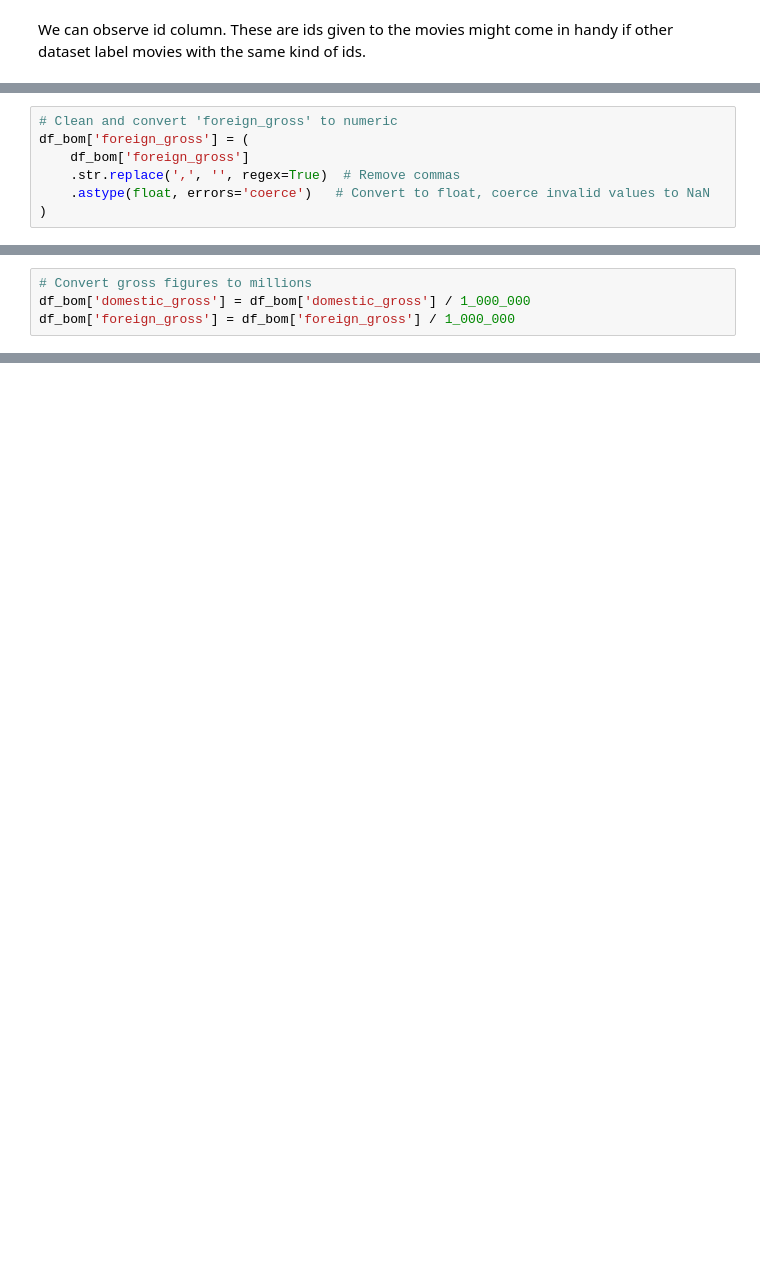
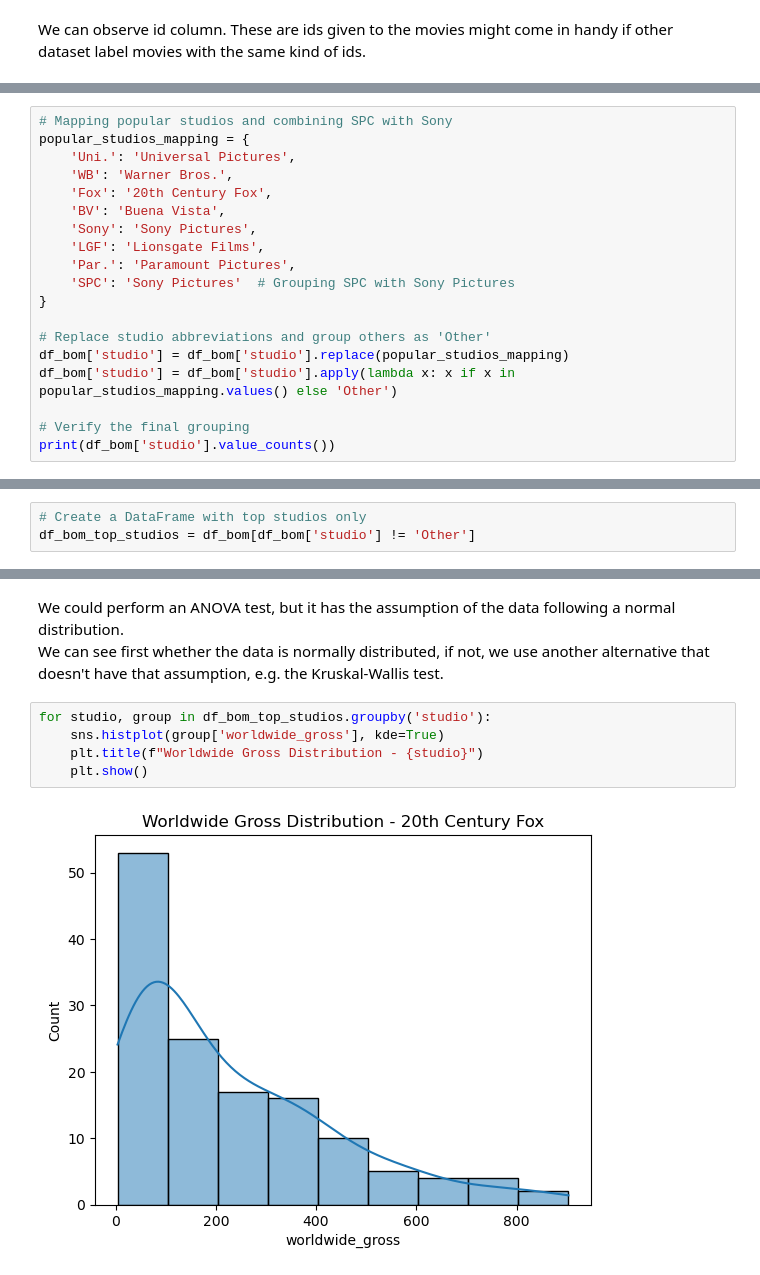
Before and after one commit to Rodgerdev/movies_data_project, a Jupyter notebook: phase 2 project.ipynb, the cells around one changed output, grey strips where cells are left out. Cells and saved outputs as stored; diff of their text form; blank space fills up the shorter version.

Commit message:
Finalizing data cleaning

```diff
--- a/phase 2 project.ipynb
+++ b/phase 2 project.ipynb
@@ -751,7 +910,0 @@ memory usage: 157.3+ KB
-# %%
-# Clean and convert 'foreign_gross' to numeric
-df_bom['foreign_gross'] = (
-    df_bom['foreign_gross']
-    .str.replace(',', '', regex=True)  # Remove commas
-    .astype(float, errors='coerce')   # Convert to float, coerce invalid values to NaN
-)
@@ -760,4 +910,0 @@ ValueError: Expected value of kwarg 'errors' to be one of ['raise', 'ignore']. S
-# %%
-# Convert gross figures to millions
-df_bom['domestic_gross'] = df_bom['domestic_gross'] / 1_000_000
-df_bom['foreign_gross'] = df_bom['foreign_gross'] / 1_000_000
@@ -763,0 +914,19 @@ df_bom['foreign_gross'] = df_bom['foreign_gross'] / 1_000_000
+# %%
+# Mapping popular studios and combining SPC with Sony
+popular_studios_mapping = {
+    'Uni.': 'Universal Pictures',
+    'WB': 'Warner Bros.',
+    'Fox': '20th Century Fox',
+    'BV': 'Buena Vista',
+    'Sony': 'Sony Pictures',
+    'LGF': 'Lionsgate Films',
+    'Par.': 'Paramount Pictures',
+    'SPC': 'Sony Pictures'  # Grouping SPC with Sony Pictures
+}
+
+# Replace studio abbreviations and group others as 'Other'
+df_bom['studio'] = df_bom['studio'].replace(popular_studios_mapping)
+df_bom['studio'] = df_bom['studio'].apply(lambda x: x if x in popular_studios_mapping.values() else 'Other')
+
+# Verify the final grouping
+print(df_bom['studio'].value_counts())
@@ -763,0 +968,3 @@ df_bom['foreign_gross'] = df_bom['foreign_gross'] / 1_000_000
+# %%
+# Create a DataFrame with top studios only
+df_bom_top_studios = df_bom[df_bom['studio'] != 'Other']
@@ -763,0 +979,10 @@ df_bom['foreign_gross'] = df_bom['foreign_gross'] / 1_000_000
+# %% [markdown]
+We could perform an ANOVA test, but it has the assumption of the data following a normal distribution.
+We can see first whether the data is normally distributed, if not, we use another alternative that doesn't have that assumption, e.g. the Kruskal-Wallis test.
+# %%
+for studio, group in df_bom_top_studios.groupby('studio'):
+    sns.histplot(group['worldwide_gross'], kde=True)
+    plt.title(f"Worldwide Gross Distribution - {studio}")
+    plt.show()
+# %% [output]
+[figure, added]
```
Also changed, not shown: parts of 133 cells of this notebook, 2 other files.
